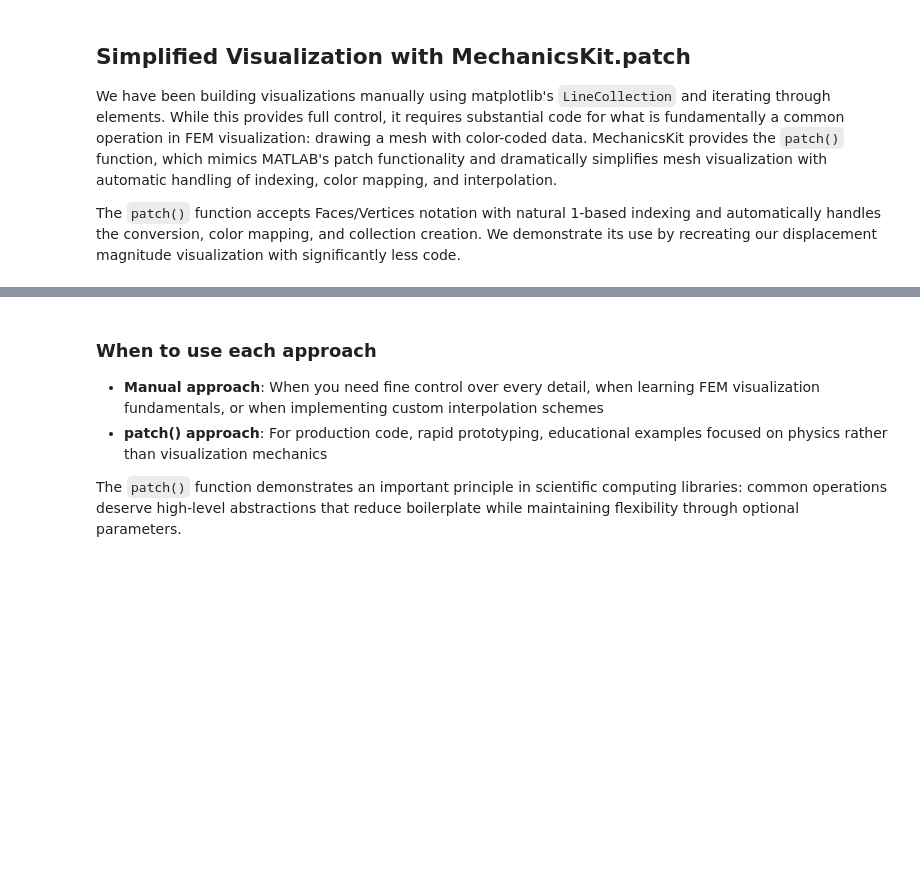
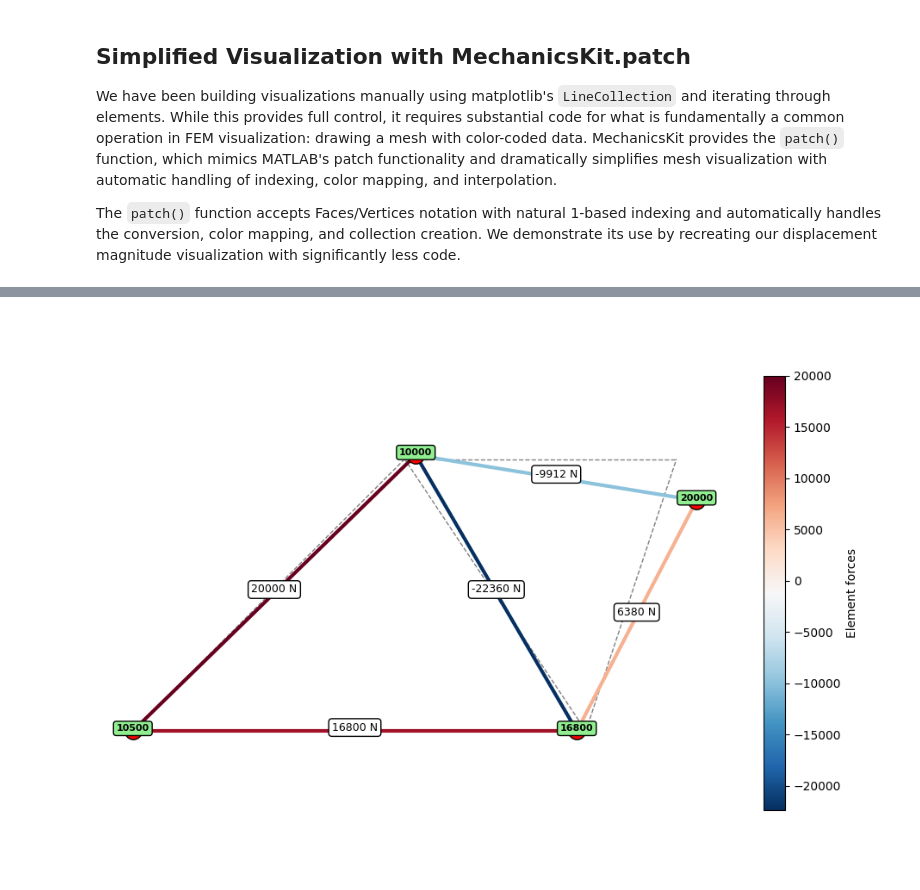
Before and after one commit to johanjans/python, a Jupyter notebook: TrussViz.ipynb, the cells around one changed output, grey strips where cells are left out. Cells and saved outputs as stored; diff of their text form; code cells hidden in the pictures; blank space fills up the shorter version.

```diff
--- a/TrussViz.ipynb
+++ b/TrussViz.ipynb
@@ -1193,7 +1100,72 @@ plt.tight_layout()
-# %% [markdown]
-### When to use each approach
-
-- **Manual approach**: When you need fine control over every detail, when learning FEM visualization fundamentals, or when implementing custom interpolation schemes
-- **patch() approach**: For production code, rapid prototyping, educational examples focused on physics rather than visualization mechanics
-
-The `patch()` function demonstrates an important principle in scientific computing libraries: common operations deserve high-level abstractions that reduce boilerplate while maintaining flexibility through optional parameters.
+# %%
+# | code-fold: true
+
+from matplotlib.collections import LineCollection
+from matplotlib.patches import FancyArrow
+
+# Applied force at node 4 (in N)
+F = np.array([0, -10000])
+
+# Reaction forces (in N)
+# Format: [R1x, R1y, R2x, R2y, R3x, R3y, R4x, R4y]
+R_values = np.array([3200, 10000, 16800, 0, 0, -10000, -20000, 0])
+
+# Scale factor for visualization
+scale = 50
+
+R = R_values.reshape(-1, 2) # Reshape into matrix format (4 nodes × 2 components)
+R = mk.OneArray(R) # Wrap in OneArray for 1-based indexing
+
+# Calculate deformed node positions
+P_deformed = mk.OneArray(P + scale * U)
+
+# Create figure
+fig, ax = plt.subplots(figsize=(10, 7))
+
+# Draw original (undeformed) truss in gray for reference
+mk.patch('Faces', edges, 'Vertices', P,
+         'EdgeColor', 'gray', 'LineWidth', 1, 'LineStyle', '--')
+
+
+mk.patch('Faces', edges, 'Vertices', P_deformed.data,
+         'FaceVertexCData', forces,
+         'FaceColor', 'flat',
+         'LineWidth', 3,
+         'cmap', 'RdBu_r')  # Red for tension, blue for compression
+
+mk.cmap('RdBu_r', label="Element forces", shrink=0.8)
+
+
+ax.plot(P_deformed.data[:,0], P_deformed.data[:,1], 'o', color='red',
+        markeredgecolor='black', markersize=14)
+
+
+for iel, inods, coords in mesh.iter_elements():
+    coords_deformed = P_deformed[inods]
+    force = N[iel]
+    xm = np.mean(coords_deformed[:, 0])
+    ym = np.mean(coords_deformed[:, 1])
+    ax.text(xm, ym + 10, f'{force:.0f} N',
+            bbox=dict(boxstyle='round', facecolor='white',
+                     edgecolor='black'),
+            fontsize=9, ha='center', va='top')
+
+
+R_magnitudes = np.linalg.norm(R.data, axis=1)
+R_magnitudes = mk.OneArray(R_magnitudes)
+
+for inod, coords in mesh.iter_nodes():
+        coord_deformed = P_deformed[inod]
+        ax.text(coord_deformed[0], coord_deformed[1], f'{R_magnitudes[inod]:.0f}',
+                bbox=dict(boxstyle='round', facecolor='lightgreen'),
+                fontsize=8, ha='center', weight='bold')
+
+ax.axis('equal')
+ax.axis('off')
+ax.set_title('')
+
+
+# # Adjust layout manually to avoid tight_layout warning
+plt.subplots_adjust(left=0.05, right=0.95, top=0.95, bottom=0.05)
+# %% [output]
+[figure, added]
```
Also changed, not shown: parts of 12 cells of this notebook, 4 other files.
